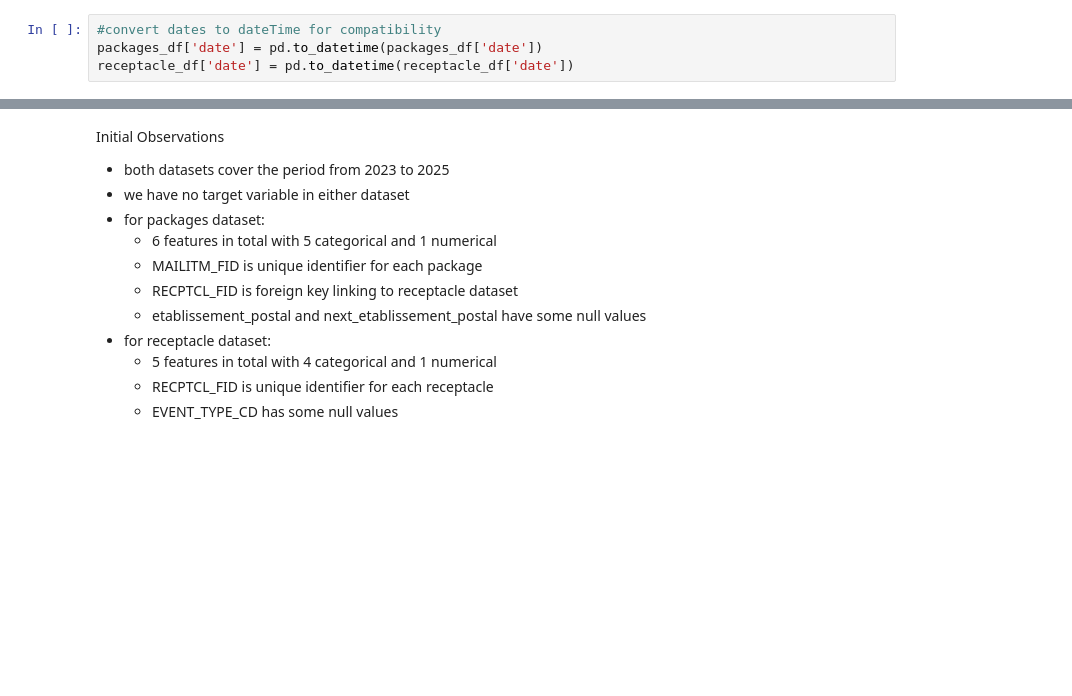
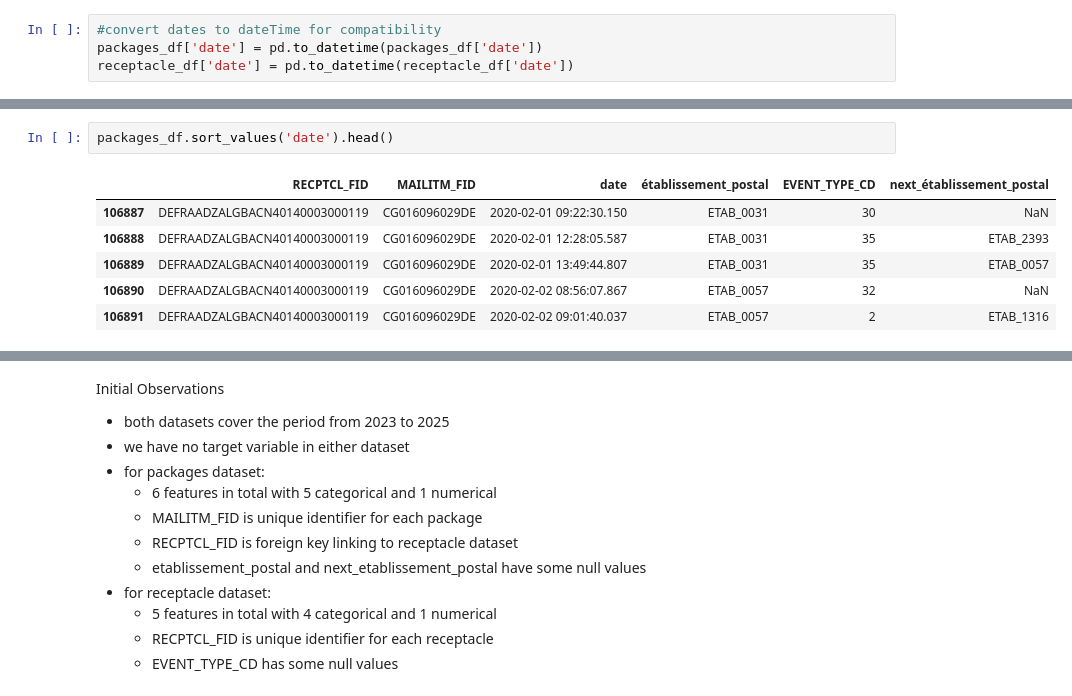
Before and after one commit to DjameelEddine/Data-Mining, a Jupyter notebook: notebooks/EDA.ipynb, the cells around one changed output, grey strips where cells are left out. Saved outputs shown, nothing was run; the diff lists cells and outputs as text; blank space fills up the shorter version.

```diff
--- a/notebooks/EDA.ipynb
+++ b/notebooks/EDA.ipynb
@@ -74,3 +74,12 @@ receptacle_df.head(n=5)
 | 2 | AEDXBADZAAEDACN45001001100219 | 2024-07-26 16:23:22.207 | ETAB_0002 | 132 | ETAB_0003 |
 | 3 | AEDXBADZAAEDACN45001001100219 | 2024-07-28 13:04:36.387 | ETAB_0003 | 132 | ETAB_0033 |
 | 4 | AEDXBADZAAEDACN45002001100075 | 2024-07-27 22:40:00.000 | ETAB_0001 | 107 | ETAB_0030 |
+# %%
+packages_df.sort_values('date').head()
+# %% [output]
+|  | RECPTCL_FID | MAILITM_FID | date | établissement_postal | EVENT_TYPE_CD | next_établissement_postal |
+| 106887 | DEFRAADZALGBACN40140003000119 | CG016096029DE | 2020-02-01 09:22:30.150 | ETAB_0031 | 30 | NaN |
+| 106888 | DEFRAADZALGBACN40140003000119 | CG016096029DE | 2020-02-01 12:28:05.587 | ETAB_0031 | 35 | ETAB_2393 |
+| 106889 | DEFRAADZALGBACN40140003000119 | CG016096029DE | 2020-02-01 13:49:44.807 | ETAB_0031 | 35 | ETAB_0057 |
+| 106890 | DEFRAADZALGBACN40140003000119 | CG016096029DE | 2020-02-02 08:56:07.867 | ETAB_0057 | 32 | NaN |
+| 106891 | DEFRAADZALGBACN40140003000119 | CG016096029DE | 2020-02-02 09:01:40.037 | ETAB_0057 | 2 | ETAB_1316 |
```
Also changed, not shown: parts of 22 cells of this notebook, 2 other files.
